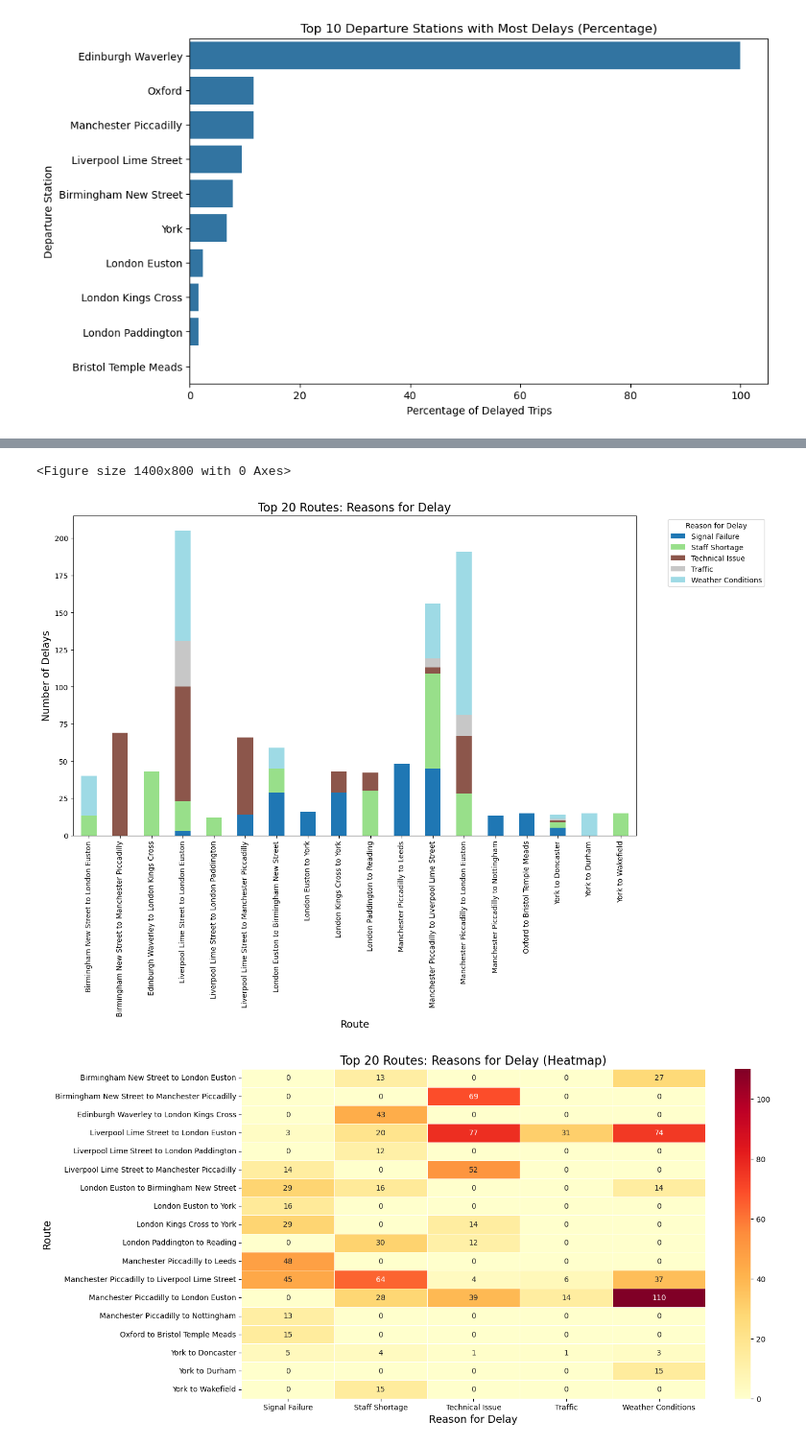
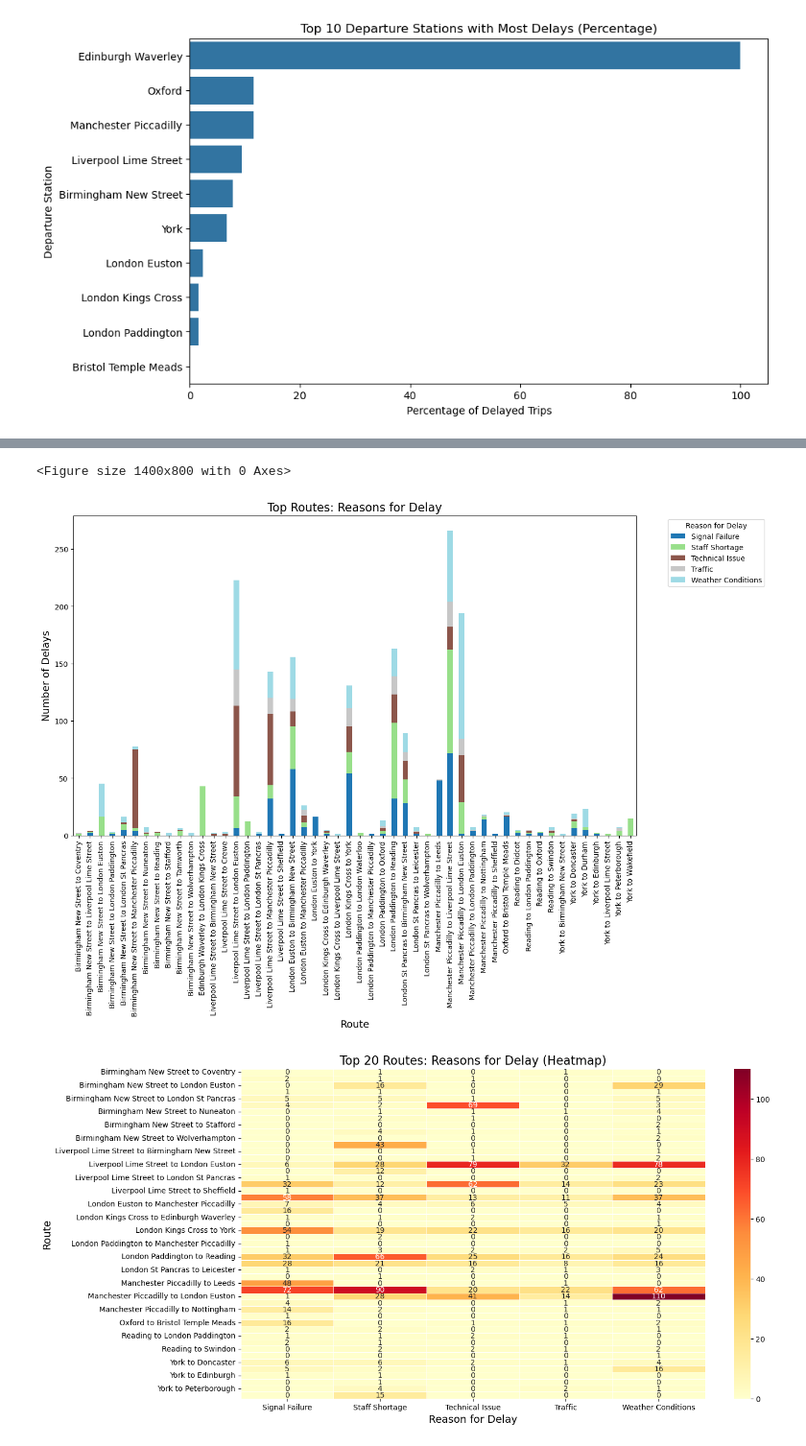
Before and after one commit to aelmaasarawi80/Railway, a Jupyter notebook: Analysis.ipynb, the cells around one changed output, grey strips where cells are left out. Shown at 96% size. Drawn from its saved outputs; the diff is of its cells as text; code cells hidden in the pictures.

```diff
--- a/Analysis.ipynb
+++ b/Analysis.ipynb
@@ -235,7 +585,7 @@ route_delays_cancellations['DelayedCancelledRatio'] = (
 route_delays_cancellations = route_delays_cancellations.sort_values(by='DelayedCancelledRatio', ascending=False)
 # %%
 # Filter delayed trips
-delayed_trips = trips[trips['Journey Status'] == 'Delayed']
+delayed_trips = trips[trips['Journey Status'].isin(['Delayed', 'Cancelled'])]
 
 # Group by route and reason for delay
 delay_reasons_by_route = delayed_trips.groupby(['Route', 'Reason for Delay']).size().reset_index(name='Count')
@@ -263,31 +611,31 @@ Passing `palette` without assigning `hue` is deprecated and will be removed in v
 # %%
 # Set up the plot
 plt.figure(figsize=(14, 8))
-delay_reasons_pivot.head(20).plot(kind='bar', stacked=True, figsize=(14, 8), colormap='tab20')
-plt.title('Top 20 Routes: Reasons for Delay', fontsize=16)
+delay_reasons_pivot.head(65).plot(kind='bar', stacked=True, figsize=(14, 8), colormap='tab20')
+plt.title('Top Routes: Reasons for Delay', fontsize=16)
 plt.xlabel('Route', fontsize=14)
 plt.ylabel('Number of Delays', fontsize=14)
 plt.legend(title='Reason for Delay', bbox_to_anchor=(1.05, 1), loc='upper left')
 plt.show()
 # %% [output]
 <Figure size 1400x800 with 0 Axes>
-[figure, old version]
+[figure, new version]
 # %%
 # Set up the plot
 plt.figure(figsize=(14, 8))
 sns.heatmap(
-    delay_reasons_pivot.head(20),
+    delay_reasons_pivot.head(65),
     annot=True,
     fmt='g',
     cmap='YlOrRd',
     linewidths=0.5
 )
 plt.title('Top 20 Routes: Reasons for Delay (Heatmap)', fontsize=16)
 plt.xlabel('Reason for Delay', fontsize=14)
 plt.ylabel('Route', fontsize=14)
 plt.show()
 # %% [output]
-[figure, old version]
+[figure, new version]
 # %%
 # Calculate overall reasons for delay
 overall_delay_reasons = delayed_trips['Reason for Delay'].value_counts()
```
Also changed, not shown: parts of 22 cells of this notebook, 1 other file.
